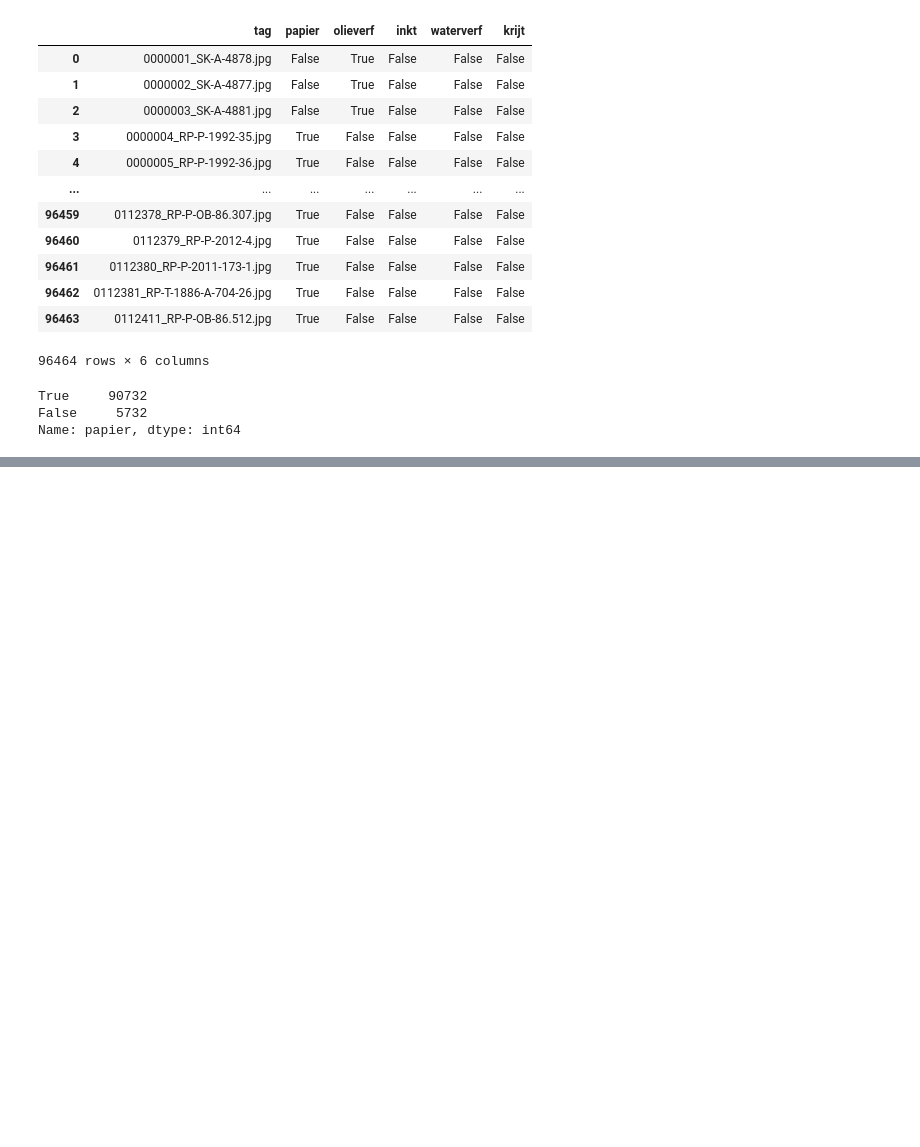
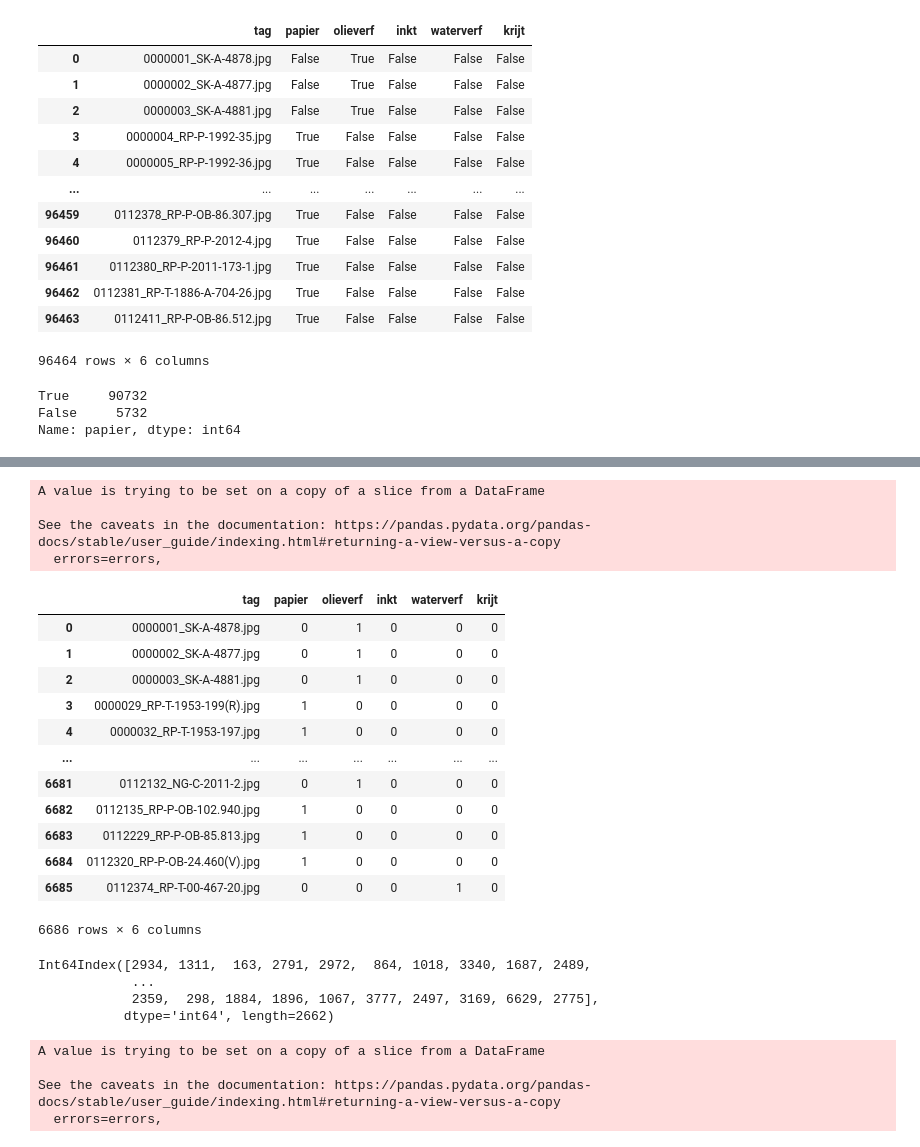
Before and after one commit to XingxinHE/Chief_Curator_Griffin, a Jupyter notebook: 02_Discover_Interesting_Data.ipynb, the cells around one changed output, grey strips where cells are left out. Drawn from its saved outputs; the diff is of its cells as text; code cells hidden in the pictures; blank space fills up the shorter version.

```diff
--- a/02_Discover_Interesting_Data.ipynb
+++ b/02_Discover_Interesting_Data.ipynb
@@ -1449,0 +1558,39 @@ dtype: bool
+# %%
+material_df.drop(material_df.index[drop_papier_index], inplace=True)
+# %% [output]
+A value is trying to be set on a copy of a slice from a DataFrame
+
+See the caveats in the documentation: https://pandas.pydata.org/pandas-docs/stable/user_guide/indexing.html#returning-a-view-versus-a-copy
+  errors=errors,
+# %%
+material_df.reset_index(drop=True, inplace=True)
+material_df
+# %% [output]
+|  | tag | papier | olieverf | inkt | waterverf | krijt |
+| 0 | 0000001_SK-A-4878.jpg | 0 | 1 | 0 | 0 | 0 |
+| 1 | 0000002_SK-A-4877.jpg | 0 | 1 | 0 | 0 | 0 |
+| 2 | 0000003_SK-A-4881.jpg | 0 | 1 | 0 | 0 | 0 |
+| 3 | 0000029_RP-T-1953-199(R).jpg | 1 | 0 | 0 | 0 | 0 |
+| 4 | 0000032_RP-T-1953-197.jpg | 1 | 0 | 0 | 0 | 0 |
+| ... | ... | ... | ... | ... | ... | ... |
+| 6681 | 0112132_NG-C-2011-2.jpg | 0 | 1 | 0 | 0 | 0 |
+| 6682 | 0112135_RP-P-OB-102.940.jpg | 1 | 0 | 0 | 0 | 0 |
+| 6683 | 0112229_RP-P-OB-85.813.jpg | 1 | 0 | 0 | 0 | 0 |
+| 6684 | 0112320_RP-P-OB-24.460(V).jpg | 1 | 0 | 0 | 0 | 0 |
+| 6685 | 0112374_RP-T-00-467-20.jpg | 0 | 0 | 0 | 1 | 0 |
+6686 rows × 6 columns
+# %%
+drop_olieverf_index = material_df[material_df['olieverf']==1].sample(n=2662, random_state=1).index
+drop_olieverf_index
+# %% [output]
+Int64Index([2934, 1311,  163, 2791, 2972,  864, 1018, 3340, 1687, 2489,
+            ...
+            2359,  298, 1884, 1896, 1067, 3777, 2497, 3169, 6629, 2775],
+           dtype='int64', length=2662)
+# %%
+material_df.drop(material_df.index[drop_olieverf_index], inplace=True)
+# %% [output]
+A value is trying to be set on a copy of a slice from a DataFrame
+
+See the caveats in the documentation: https://pandas.pydata.org/pandas-docs/stable/user_guide/indexing.html#returning-a-view-versus-a-copy
+  errors=errors,
```
Also changed, not shown: parts of 27 cells of this notebook.
